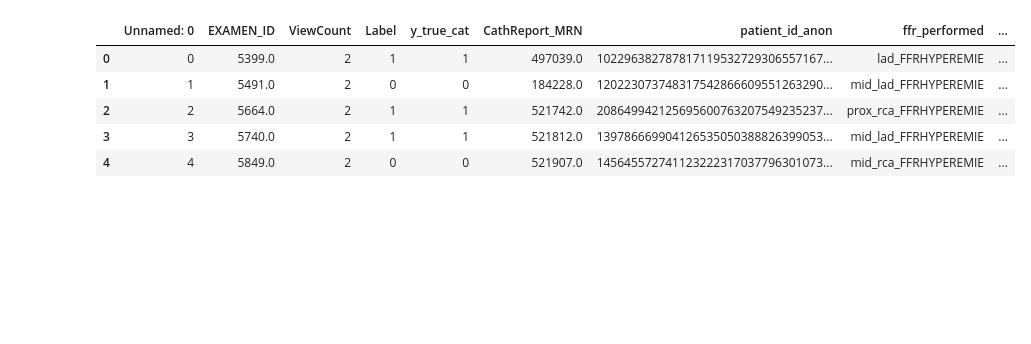
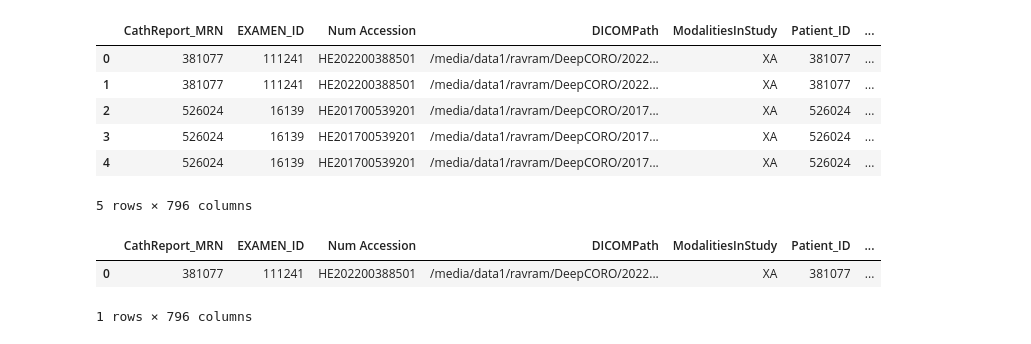
Before and after one commit to HeartWise-AI/DeepCORO_CLIP, a Jupyter notebook: explore_predictions.ipynb, the cells around one changed output. Cells and saved outputs as stored; diff of their text form; code cells hidden in the pictures; blank space fills up the shorter version.

```diff
--- a/explore_predictions.ipynb
+++ b/explore_predictions.ipynb
@@ -27,17 +27,23 @@ def df_stats(df):
 # %%
 import pandas as pd
 import numpy as np
 
-df = pd.read_csv('data/processed_2017-2023_deepIFR_alpha.csv', sep='α')
-
+df = pd.read_csv('reports/dataset_with_splits_20250801.csv', sep='α')
 df.head()
 # %% [output]
-|  | Unnamed: 0 | EXAMEN_ID | ViewCount | Label | y_true_cat | CathReport_MRN | patient_id_anon | ffr_performed | ... |
-| 0 | 0 | 5399.0 | 2 | 1 | 1 | 497039.0 | 102296382787817119532729306557167... | lad_FFRHYPEREMIE | ... |
-| 1 | 1 | 5491.0 | 2 | 0 | 0 | 184228.0 | 120223073748317542866609551263290... | mid_lad_FFRHYPEREMIE | ... |
-| 2 | 2 | 5664.0 | 2 | 1 | 1 | 521742.0 | 208649942125695600763207549235237... | prox_rca_FFRHYPEREMIE | ... |
-| 3 | 3 | 5740.0 | 2 | 1 | 1 | 521812.0 | 139786669904126535050388826399053... | mid_lad_FFRHYPEREMIE | ... |
-| 4 | 4 | 5849.0 | 2 | 0 | 0 | 521907.0 | 145645572741123222317037796301073... | mid_rca_FFRHYPEREMIE | ... |
+|  | CathReport_MRN | EXAMEN_ID | Num Accession | DICOMPath | ModalitiesInStudy | Patient_ID | ... |
+| 0 | 381077 | 111241 | HE202200388501 | /media/data1/ravram/DeepCORO/2022... | XA | 381077 | ... |
+| 1 | 381077 | 111241 | HE202200388501 | /media/data1/ravram/DeepCORO/2022... | XA | 381077 | ... |
+| 2 | 526024 | 16139 | HE201700539201 | /media/data1/ravram/DeepCORO/2017... | XA | 526024 | ... |
+| 3 | 526024 | 16139 | HE201700539201 | /media/data1/ravram/DeepCORO/2017... | XA | 526024 | ... |
+| 4 | 526024 | 16139 | HE201700539201 | /media/data1/ravram/DeepCORO/2017... | XA | 526024 | ... |
+5 rows × 796 columns
+# %%
+display(df.head(n=1))
+# %% [output]
+|  | CathReport_MRN | EXAMEN_ID | Num Accession | DICOMPath | ModalitiesInStudy | Patient_ID | ... |
+| 0 | 381077 | 111241 | HE202200388501 | /media/data1/ravram/DeepCORO/2022... | XA | 381077 | ... |
+1 rows × 796 columns
 # %%
 import cv2
 import matplotlib.pyplot as plt
```
Also changed, not shown: parts of 1 cell of this notebook, 46 other files.
